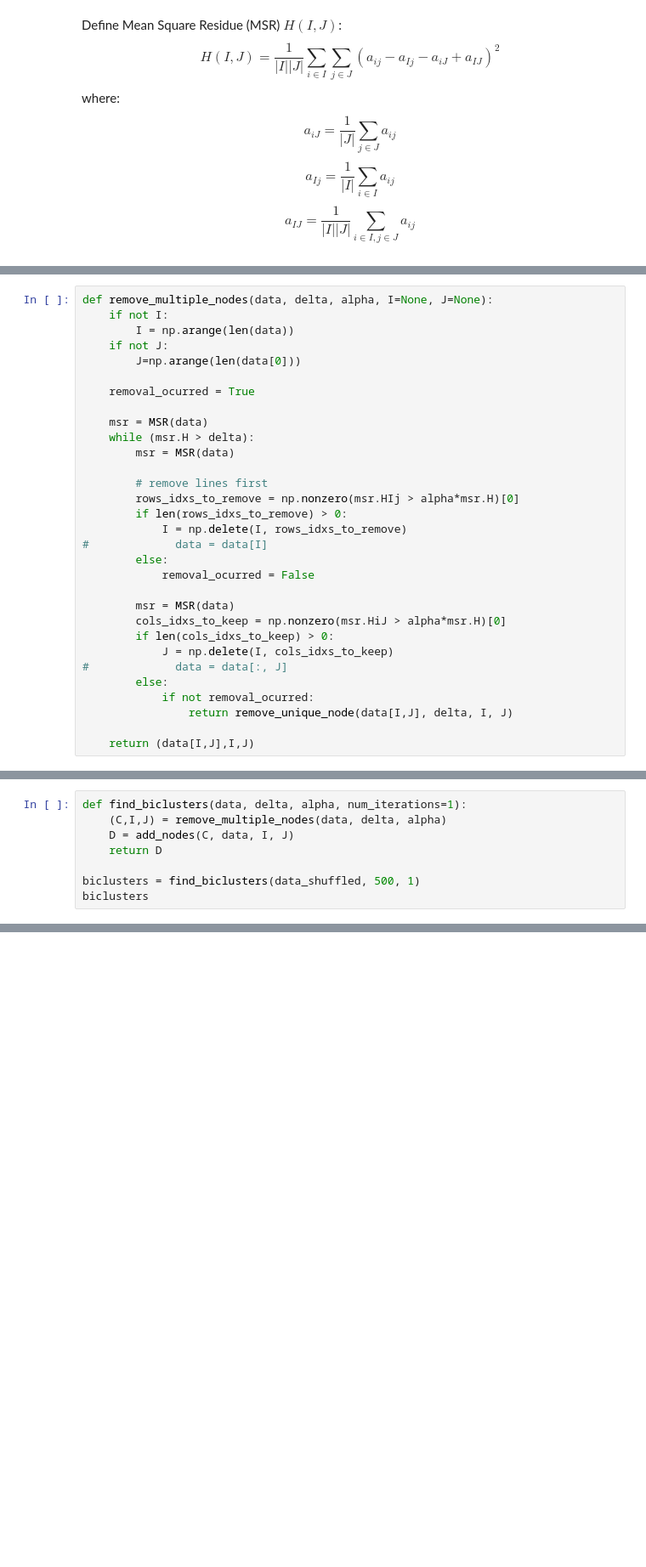
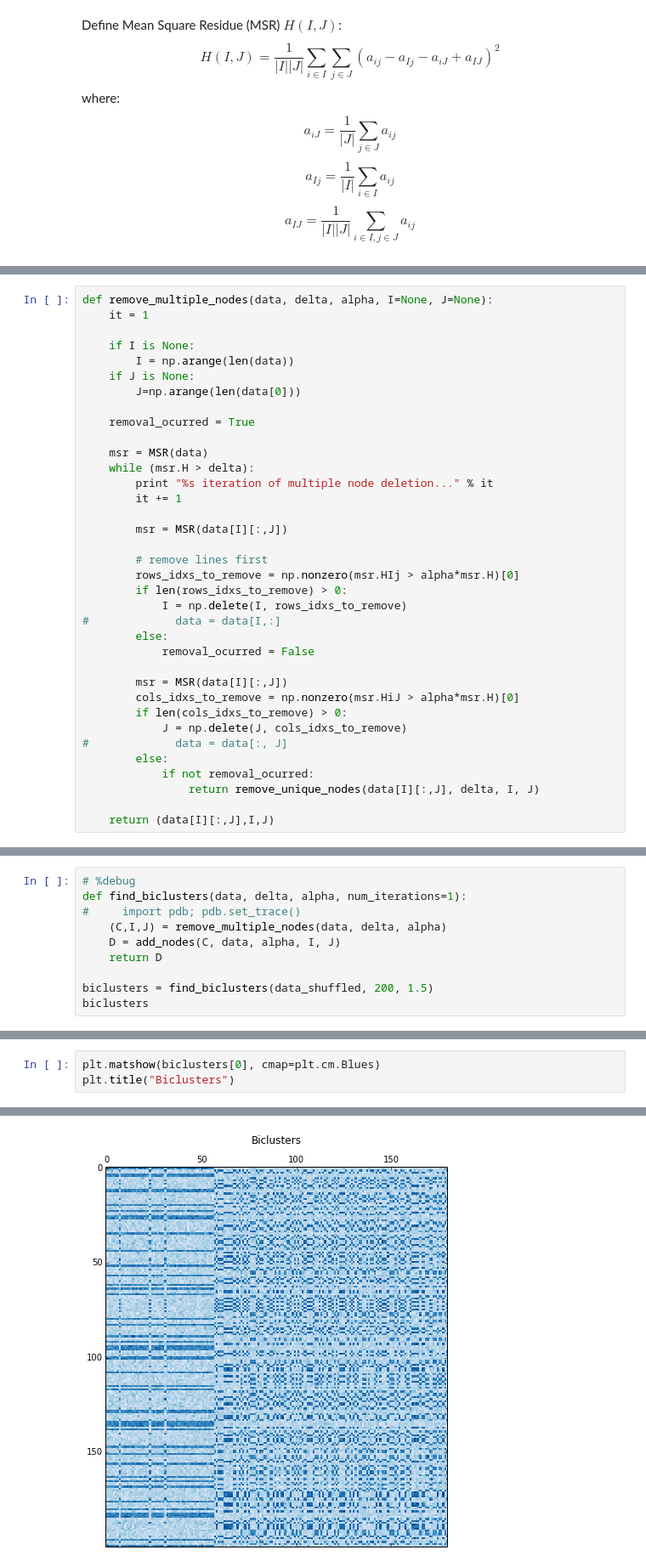
Before and after one commit to lucasbrunialti/biclustering-experiments, a Jupyter notebook: BiclusteringTest.ipynb, the cells around one changed output, grey strips where cells are left out. Shown at 85% size. Saved outputs shown, nothing was run; the diff lists cells and outputs as text; blank space fills up the shorter version.

```diff
--- a/BiclusteringTest.ipynb
+++ b/BiclusteringTest.ipynb
@@ -155,32 +175,37 @@ def remove_unique_nodes(data, delta, I=None, J=None):
 # %%
 def remove_multiple_nodes(data, delta, alpha, I=None, J=None):
-    if not I:
+    it = 1
+
+    if I is None:
         I = np.arange(len(data))
-    if not J:
+    if J is None:
         J=np.arange(len(data[0]))
 
     removal_ocurred = True
 
     msr = MSR(data)
     while (msr.H > delta):
-        msr = MSR(data)
+        print "%s iteration of multiple node deletion..." % it
+        it += 1
+
+        msr = MSR(data[I][:,J])
 
         # remove lines first
         rows_idxs_to_remove = np.nonzero(msr.HIj > alpha*msr.H)[0]
         if len(rows_idxs_to_remove) > 0:
             I = np.delete(I, rows_idxs_to_remove)
-#             data = data[I]
+#             data = data[I,:]
         else:
             removal_ocurred = False
 
-        msr = MSR(data)
-        cols_idxs_to_keep = np.nonzero(msr.HiJ > alpha*msr.H)[0]
-        if len(cols_idxs_to_keep) > 0:
-            J = np.delete(I, cols_idxs_to_keep)
+        msr = MSR(data[I][:,J])
+        cols_idxs_to_remove = np.nonzero(msr.HiJ > alpha*msr.H)[0]
+        if len(cols_idxs_to_remove) > 0:
+            J = np.delete(J, cols_idxs_to_remove)
 #             data = data[:, J]
         else:
             if not removal_ocurred:
-                return remove_unique_node(data[I,J], delta, I, J)
+                return remove_unique_nodes(data[I][:,J], delta, I, J)
 
-    return (data[I,J],I,J)
+    return (data[I][:,J],I,J)
 # %%
@@ -231,10 +254,12 @@ def add_nodes(data, orig_data, I, J):
 
     return (data,I,J)
 # %%
+# %debug
 def find_biclusters(data, delta, alpha, num_iterations=1):
+#     import pdb; pdb.set_trace()
     (C,I,J) = remove_multiple_nodes(data, delta, alpha)
-    D = add_nodes(C, data, I, J)
+    D = add_nodes(C, data, alpha, I, J)
     return D
 
-biclusters = find_biclusters(data_shuffled, 500, 1)
+biclusters = find_biclusters(data_shuffled, 200, 1.5)
 biclusters
@@ -240,0 +301,4 @@ biclusters
+# %%
+plt.matshow(biclusters[0], cmap=plt.cm.Blues)
+plt.title("Biclusters")
+# %% [output]
@@ -240,0 +306 @@ biclusters
+[figure, added]
```
Also changed, not shown: parts of 9 cells of this notebook.
